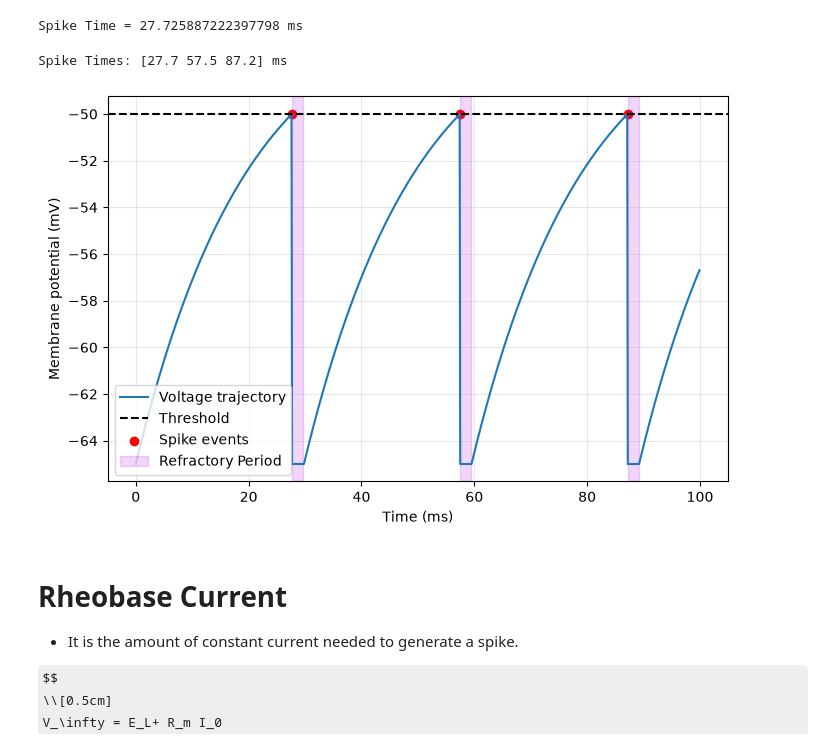
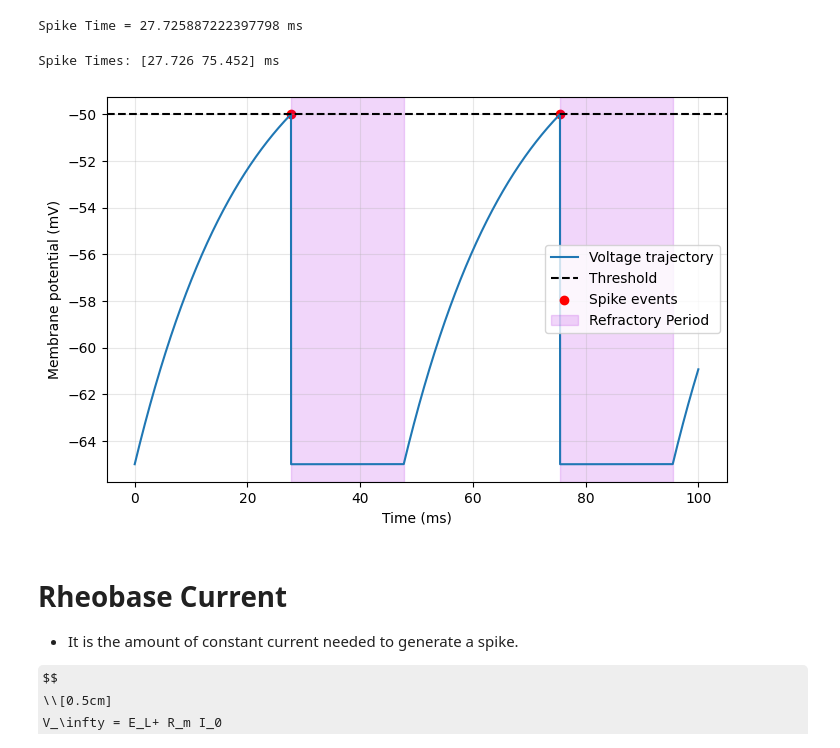
Before and after one commit to Elltropy/Leaky-integrate-and-fire-neuron-dynamics, a Jupyter notebook: notebooks/02_lif_threshold_reset.ipynb, the cells around one changed output. Saved outputs shown, nothing was run; the diff lists cells and outputs as text; code cells hidden in the pictures; some formulas as TeX source.

Commit message:
replacing the parts that run the simulation by the simulate_lif function of lif.py

```diff
--- a/notebooks/02_lif_threshold_reset.ipynb
+++ b/notebooks/02_lif_threshold_reset.ipynb
@@ -88,66 +86,54 @@ print(f'Spike Time = {T * 1e3} ms')
 Spike Time = 27.725887222397798 ms
 # %%
 t_refractory = 20 * 1e-3  #s
-spike_times = []
-refractory_cond = 0
+
+v, spike_times = simulate_lif(
+    time,
+    current,
+    v0,
+    e_l,
+    r_m,
+    c_m,
+    v_threshold,
+    v_reset,
+    t_refractory
+)
 
 
-dt = 1e-6                 #s
-t_end = 0.1               #s
-time = np.arange(0, t_end, dt)
-
-v = np.empty_like(time)
-v[0] = v0
-
-for i in range(time.shape[0] - 1):
-
-    if time[i] < refractory_cond:
-        v[i+1] = v[i]
-        continue
-
-    dvdt = dv(v[i], v_inf, tau)
-    v[i+1] = v[i] + dt * dvdt
-
-    if v[i+1] >= v_threshold:
-        v[i+1] = v_reset
-        spike_times.append(time[i + 1])
-        refractory_cond = time[i+1] + t_refractory
-
-spike_times = np.array(spike_times)
 print(f'Spike Times: {spike_times * 1e3} ms')
 
 plt.figure(figsize=(8, 5))
 plt.plot(time * 1e3, v * 1e3, label = 'Voltage trajectory')
 plt.axhline(v_threshold * 1e3, color = 'black', linestyle = '--', label = 'Threshold')
 
 plt.scatter(
     spike_times * 1e3,
     np.ones_like(spike_times) * v_threshold * 1e3,
       color = 'red',
       label = 'Spike events')
 
 plt.grid(alpha = 0.3)
 plt.xlabel('Time (ms)')
 plt.ylabel('Membrane potential (mV)')
 
 for j in range(spike_times.shape[0]):
     label = 'Refractory Period' if j == 0 else None
 
     plt.axvspan(
         spike_times[j] * 1e3,
         (spike_times[j] + t_refractory) * 1e3,
         color = "#a903e1",
         label = label,
         alpha = 0.16
         )
 
 
 
 plt.legend()
 plt.show()
 # %% [output]
-Spike Times: [27.7 57.5 87.2] ms
+Spike Times: [27.726 75.452] ms
-[figure, old version]
+[figure, new version]
 # %% [markdown]
 # Rheobase Current
 - It is the amount of constant current needed to generate a spike.
```
Also changed, not shown: parts of 2 cells of this notebook, 1 other file.
